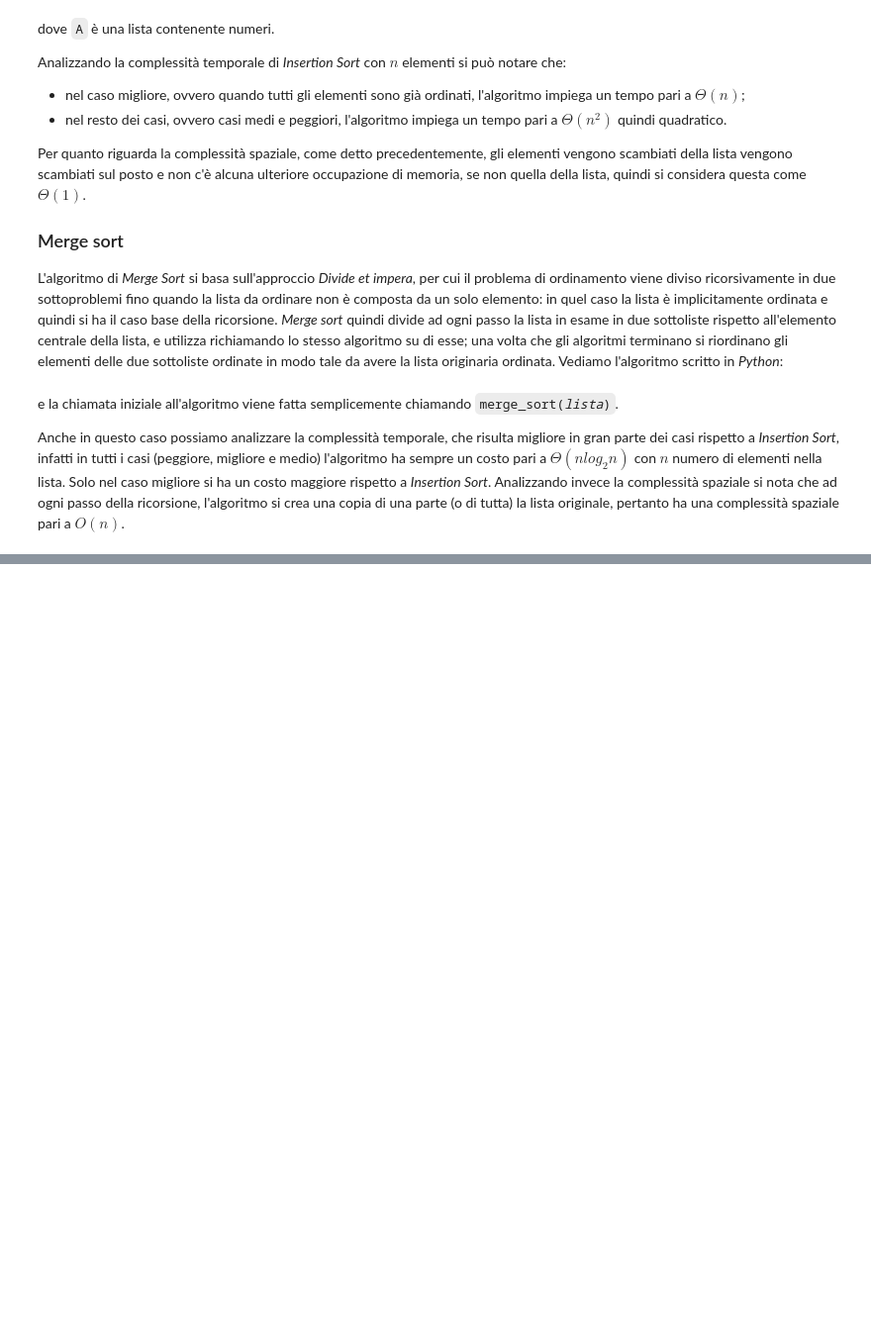
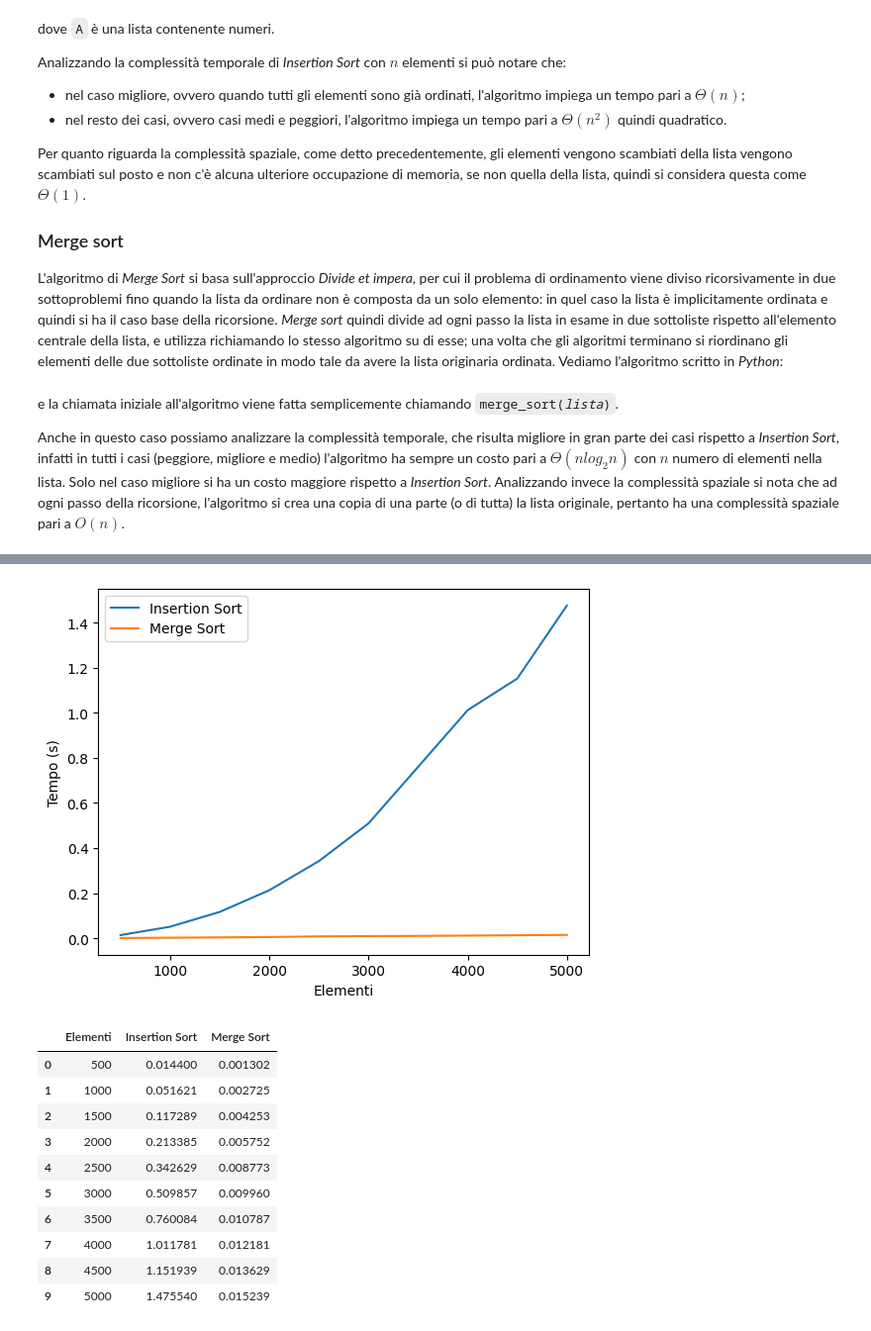
Before and after one commit to edoaxyz/algo-lab, a Jupyter notebook: second/main.ipynb, the cells around one changed output, grey strips where cells are left out. Shown at 99% size. Saved outputs shown, nothing was run; the diff lists cells and outputs as text; code cells hidden in the pictures; blank space fills up the shorter version.

```diff
--- a/second/main.ipynb
+++ b/second/main.ipynb
@@ -68,0 +190,15 @@ The blackcellmagic extension is already loaded. To reload it, use:
+# %%
+show_plot("worst")
+# %% [output]
+[figure, added]
+|  | Elementi | Insertion Sort | Merge Sort |
+| 0 | 500 | 0.014400 | 0.001302 |
+| 1 | 1000 | 0.051621 | 0.002725 |
+| 2 | 1500 | 0.117289 | 0.004253 |
+| 3 | 2000 | 0.213385 | 0.005752 |
+| 4 | 2500 | 0.342629 | 0.008773 |
+| 5 | 3000 | 0.509857 | 0.009960 |
+| 6 | 3500 | 0.760084 | 0.010787 |
+| 7 | 4000 | 1.011781 | 0.012181 |
+| 8 | 4500 | 1.151939 | 0.013629 |
+| 9 | 5000 | 1.475540 | 0.015239 |
```
Also changed, not shown: parts of 11 cells of this notebook.
